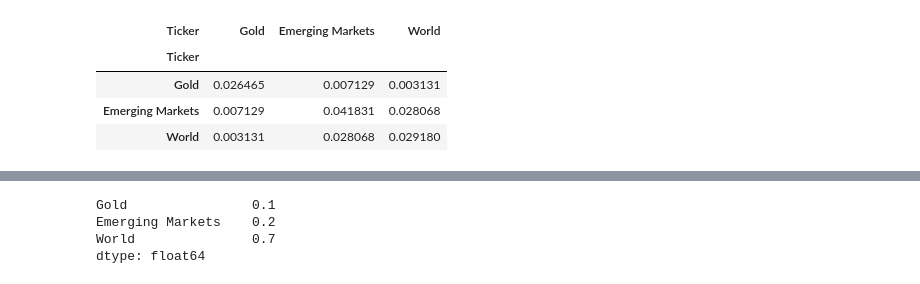
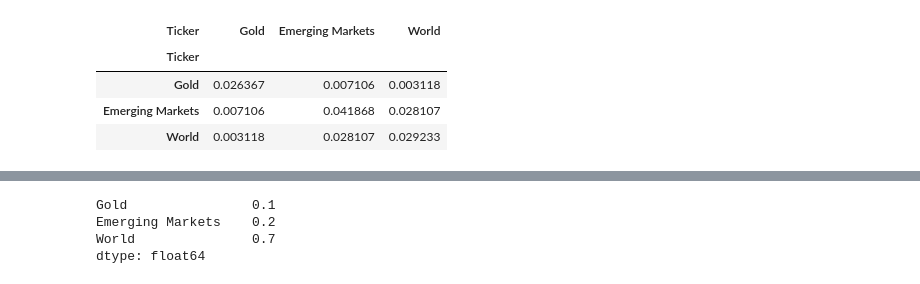
Before and after one commit to Braos16/financial-portfolio-analytics, a Jupyter notebook: notebooks/01_data_exploration.ipynb, the cells around one changed output, grey strips where cells are left out. Drawn from its saved outputs; the diff is of its cells as text; code cells hidden in the pictures.

```diff
--- a/notebooks/01_data_exploration.ipynb
+++ b/notebooks/01_data_exploration.ipynb
@@ -395,0 +48,10 @@ dtype: float64
+# %%
+prices = data["Close"].rename(
+    columns={
+        "URTH": "World",
+        "IEMG": "Emerging Markets",
+        "GLD": "Gold"
+    }
+)
+
+prices.head()
@@ -430,10 +218,12 @@ cov_matrix_daily
 # %%
-cov_matrix_annual = cov_matrix_daily * 252
+cov_matrix_annual = (
+    returns_clean.cov() * 252
+)
 
 cov_matrix_annual
 # %% [output]
 | Ticker | Gold | Emerging Markets | World |
 | Ticker |  |  |  |
-| Gold | 0.026465 | 0.007129 | 0.003131 |
-| Emerging Markets | 0.007129 | 0.041831 | 0.028068 |
-| World | 0.003131 | 0.028068 | 0.029180 |
+| Gold | 0.026367 | 0.007106 | 0.003118 |
+| Emerging Markets | 0.007106 | 0.041868 | 0.028107 |
+| World | 0.003118 | 0.028107 | 0.029233 |
```
Also changed, not shown: parts of 158 cells of this notebook.
